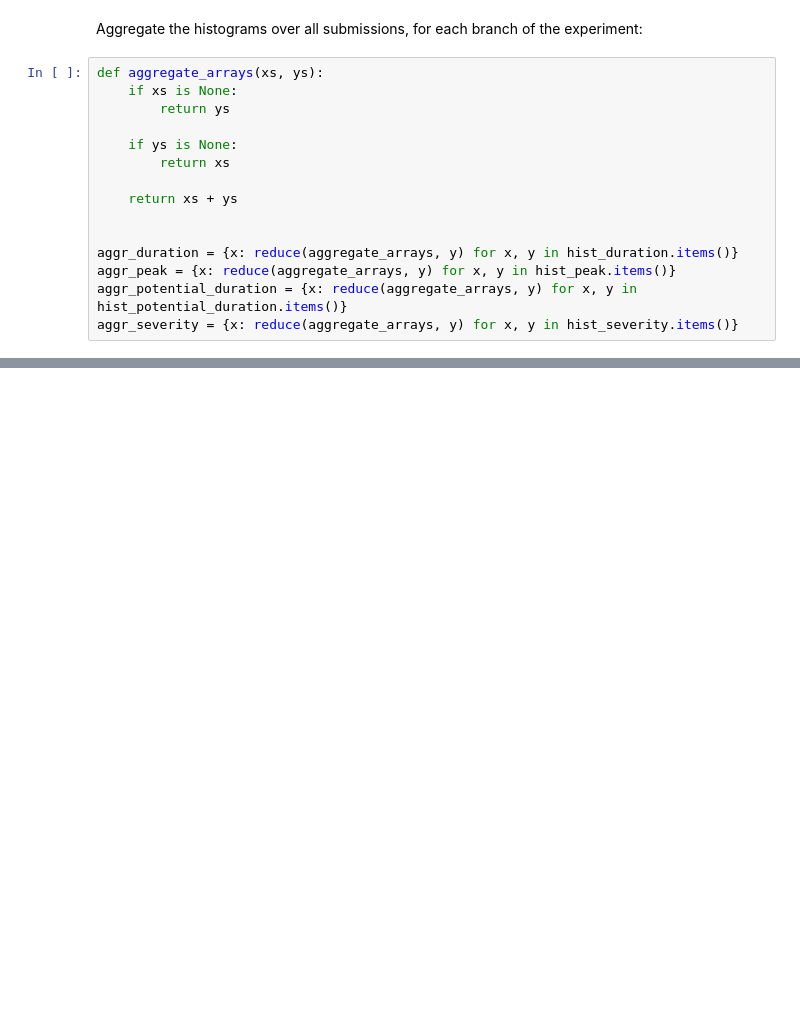
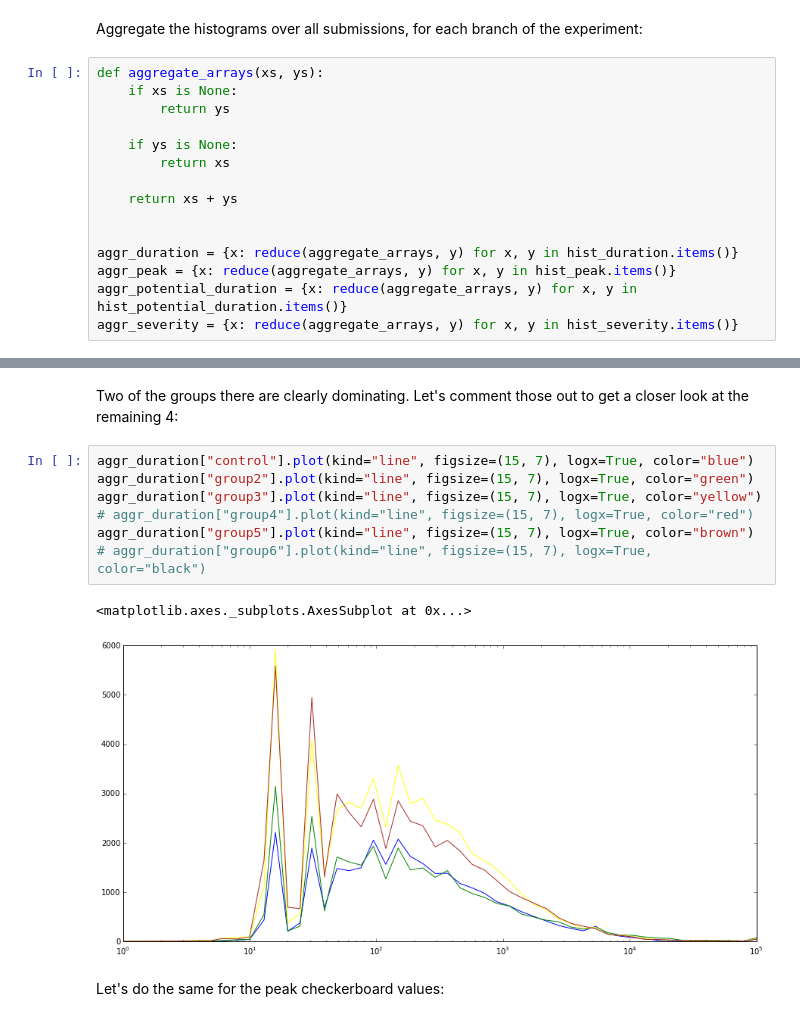
Before and after one commit to staktrace/telemetry-analysis, a Jupyter notebook: checkerboarding.ipynb, the cells around one changed output, grey strips where cells are left out. Saved outputs shown, nothing was run; the diff lists cells and outputs as text; blank space fills up the shorter version.

```diff
--- a/checkerboarding.ipynb
+++ b/checkerboarding.ipynb
@@ -93,3 +125,17 @@ aggr_duration["group6"].plot(kind="line", figsize=(15, 7), logx=True, color="bla
+# %% [markdown]
+Two of the groups there are clearly dominating. Let's comment those out to get a closer look at the remaining 4:
+# %%
+aggr_duration["control"].plot(kind="line", figsize=(15, 7), logx=True, color="blue")
+aggr_duration["group2"].plot(kind="line", figsize=(15, 7), logx=True, color="green")
+aggr_duration["group3"].plot(kind="line", figsize=(15, 7), logx=True, color="yellow")
+# aggr_duration["group4"].plot(kind="line", figsize=(15, 7), logx=True, color="red")
+aggr_duration["group5"].plot(kind="line", figsize=(15, 7), logx=True, color="brown")
+# aggr_duration["group6"].plot(kind="line", figsize=(15, 7), logx=True, color="black")
+# %% [output]
+<matplotlib.axes._subplots.AxesSubplot at 0x...>
+[figure, added]
+# %% [markdown]
+Let's do the same for the peak checkerboard values:
 # %%
 aggr_peak["control"].plot(kind="line", figsize=(15, 7), logx=True, color="blue")
 aggr_peak["group2"].plot(kind="line", figsize=(15, 7), logx=True, color="green")
```
Also changed, not shown: parts of 37 cells of this notebook.
